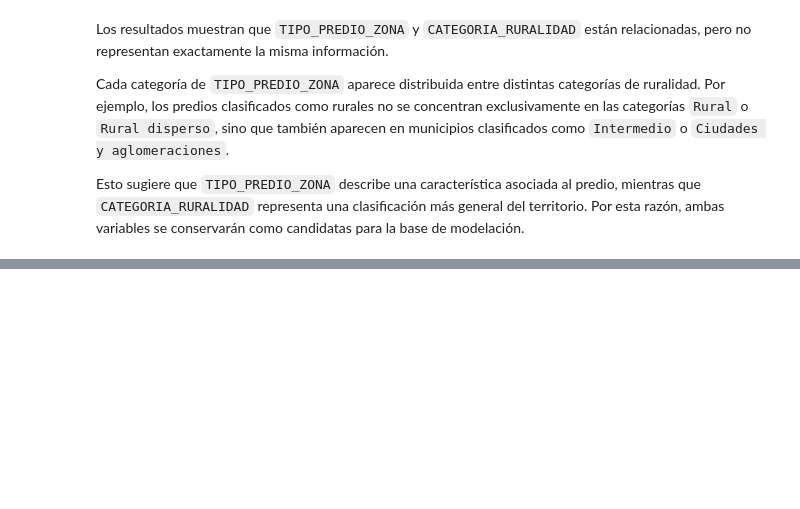
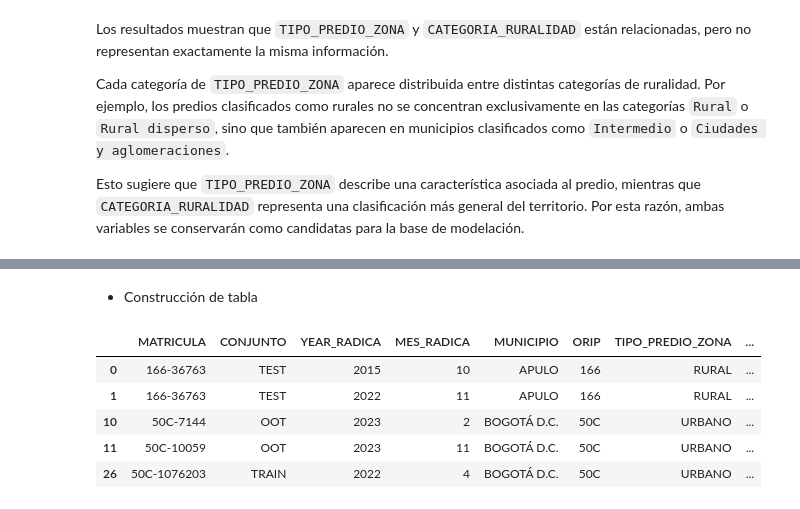
Before and after one commit to wlicona473/Proyecto_Inmobiliario_Nube, a Jupyter notebook: notebooks/01_redefinicion_supervisada.ipynb, the cells around one changed output, grey strips where cells are left out. Drawn from its saved outputs; the diff is of its cells as text; code cells hidden in the pictures; blank space fills up the shorter version.

Commit message:
Crea base de modelacion v1 y particion train test oot

```diff
--- a/notebooks/01_redefinicion_supervisada.ipynb
+++ b/notebooks/01_redefinicion_supervisada.ipynb
@@ -511,9 +515,7 @@ textual fija.
 def asignar_conjunto(matricula):
     texto = f"{SPLIT_SALT}|{matricula}"
 
-    hash_hex = hashlib.sha256(
-        texto.encode("utf-8")
-    ).hexdigest()
+    hash_hex = hashlib.sha256(texto.encode("utf-8")).hexdigest()
 
     numero = int(hash_hex[:8], 16) % 10000
     proporcion = numero / 10000
@@ -1408,0 +1723,30 @@ candidatas para la base de modelación.
+# %% [markdown]
+* Construcción de tabla
+# %%
+variables_predictoras_v1 = [
+    "YEAR_RADICA",
+    "MES_RADICA",
+    "MUNICIPIO",
+    "ORIP",
+    "TIPO_PREDIO_ZONA",
+    "CATEGORIA_RURALIDAD"
+]
+
+variables_auxiliares_v1 = ["MATRICULA", "CONJUNTO"]
+variable_objetivo = "VALOR_NUM"
+
+columnas_finales_v1 = (
+    variables_auxiliares_v1
+    + variables_predictoras_v1
+    + [variable_objetivo]
+)
+
+base_modelacion_v1 = df_base_v1[columnas_finales_v1].copy()
+display(base_modelacion_v1.head())
+# %% [output]
+|  | MATRICULA | CONJUNTO | YEAR_RADICA | MES_RADICA | MUNICIPIO | ORIP | TIPO_PREDIO_ZONA | ... |
+| 0 | 166-36763 | TEST | 2015 | 10 | APULO | 166 | RURAL | ... |
+| 1 | 166-36763 | TEST | 2022 | 11 | APULO | 166 | RURAL | ... |
+| 10 | 50C-7144 | OOT | 2023 | 2 | BOGOTÁ D.C. | 50C | URBANO | ... |
+| 11 | 50C-10059 | OOT | 2023 | 11 | BOGOTÁ D.C. | 50C | URBANO | ... |
+| 26 | 50C-1076203 | TRAIN | 2022 | 4 | BOGOTÁ D.C. | 50C | URBANO | ... |
```
Also changed, not shown: parts of 22 cells of this notebook, 2 other files.
